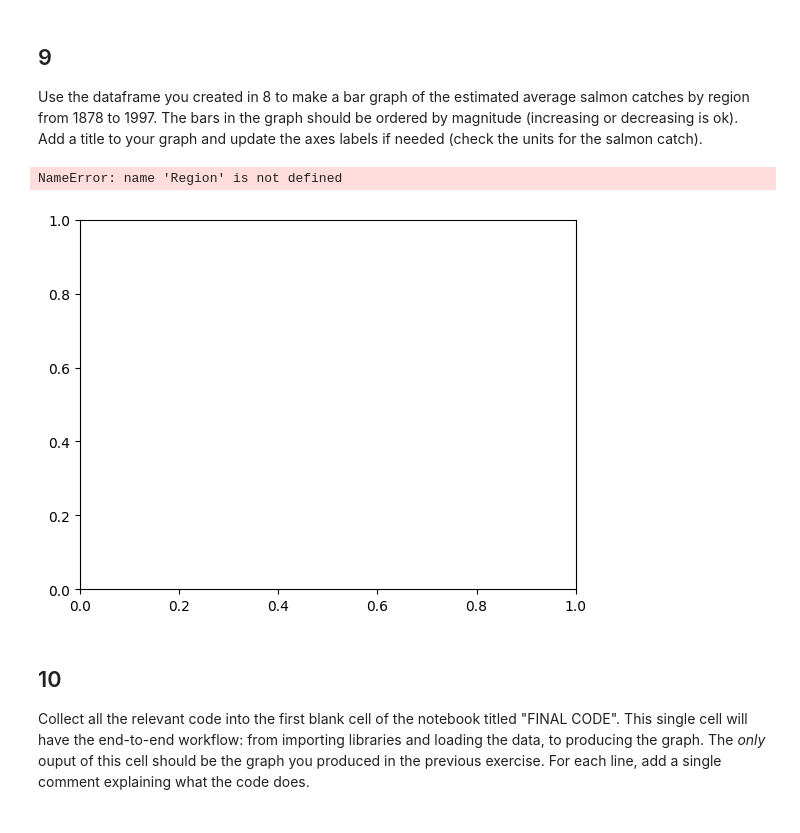
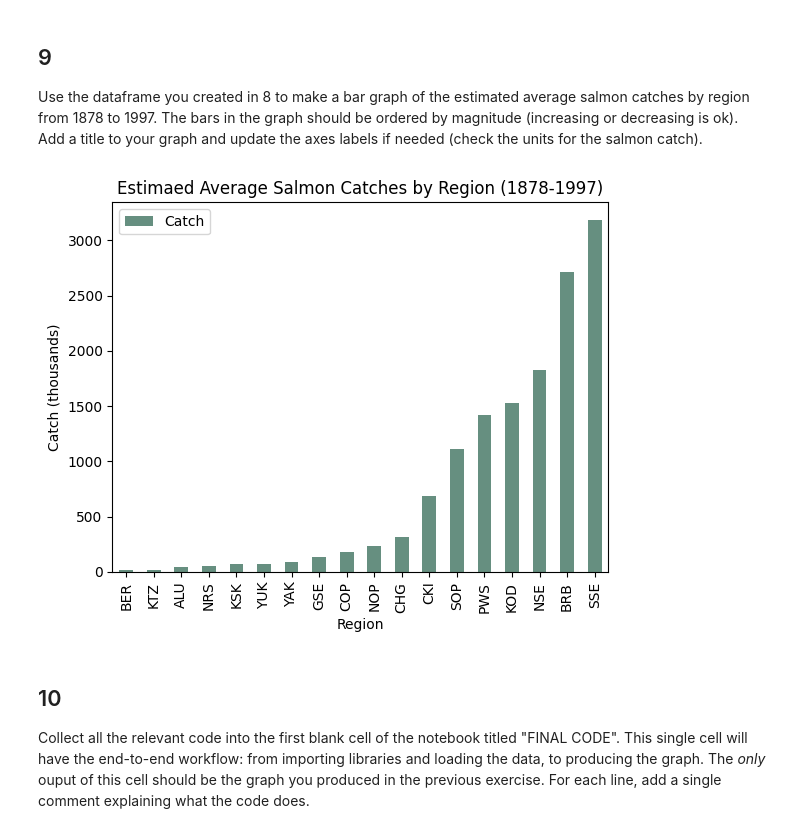
Before and after one commit to lunacatalan/eds220-hwk-2, a Jupyter notebook: hwk2-task3-salmon.ipynb, the cells around one changed output. Saved outputs shown, nothing was run; the diff lists cells and outputs as text; code cells hidden in the pictures.

```diff
--- a/hwk2-task3-salmon.ipynb
+++ b/hwk2-task3-salmon.ipynb
@@ -164,0 +197,4 @@ catch_region = catch_data.groupby('Region').mean()
+# %%
+# group by Region, and find means
+catch_region = catch_data.groupby('Region').mean().drop(['Year'], axis = 1)
+catch_region
@@ -166,27 +221,27 @@ catch_region = catch_data.groupby('Region').mean()
 ## 9
 
 Use the dataframe you created in 8 to make a bar graph of the estimated average salmon catches by region from 1878 to 1997. The bars in the graph should be ordered by magnitude (increasing or decreasing is ok). Add a title  to your graph and update the axes labels if needed (check the units for the salmon catch).
-# %%
-# set up figure environment
-fig, ax = plt.subplots()
-
-# plot Catch
-catch_region.plot(kind = 'hist',
-                  x = 'Catch',
-                  by = Region,
-                  ax = ax,
-                  legend = True)
-
-# update axis labels/title
-#ax.set_title('Daily AQI and 5-Day Average (2017-2018)')
-#ax.set_xlabel('Date')
-#ax.set_ylabel('Air Quality Index (AQI)')
-
-# show plot
-plt.show()
-# %% [output]
-NameError: name 'Region' is not defined
-[figure, removed]
+# %%
+# set up figure environment
+fig, ax = plt.subplots()
+
+# arrange data by Catch values
+catch_region = catch_region.sort_values('Catch')
+
+# plot data using bar graph
+catch_region.plot(ax = ax,
+                 kind = 'bar',
+                 color = '#668F80')
+
+
+# update axis
+ax.set_title('Estimaed Average Salmon Catches by Region (1878-1997)')
+ax.set_xlabel('Region')
+ax.set_ylabel('Catch (thousands)')
+
+plt.show()
+# %% [output]
+[figure, added]
 # %% [markdown]
 ## 10
 
```
Also changed, not shown: parts of 4 cells of this notebook.
